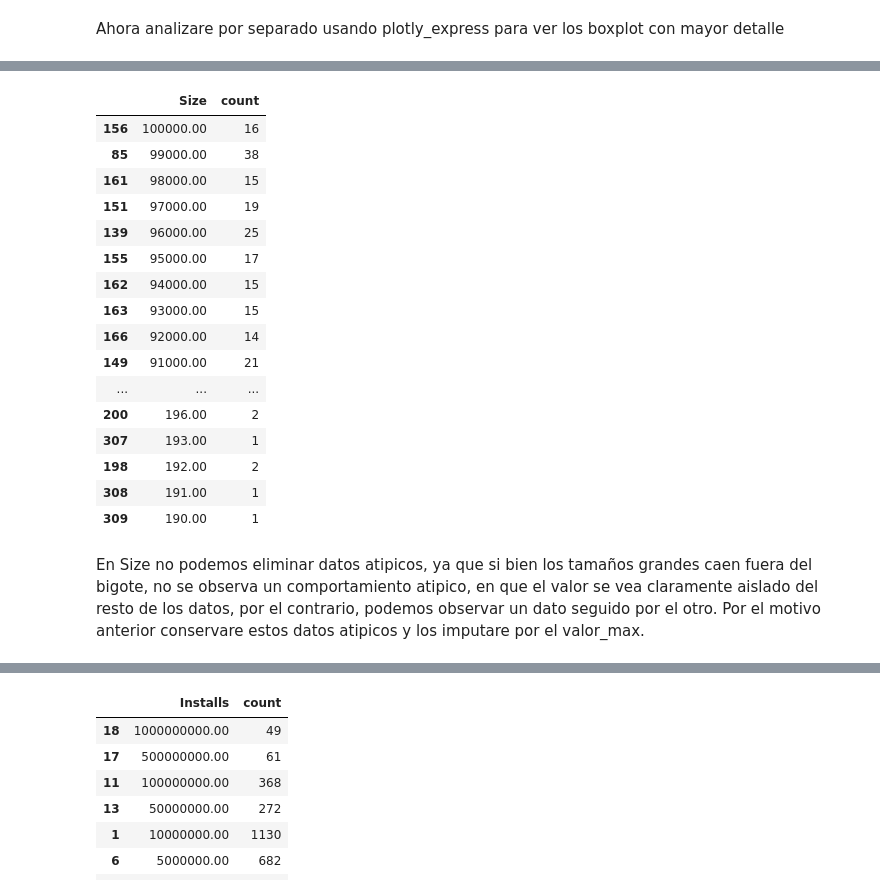
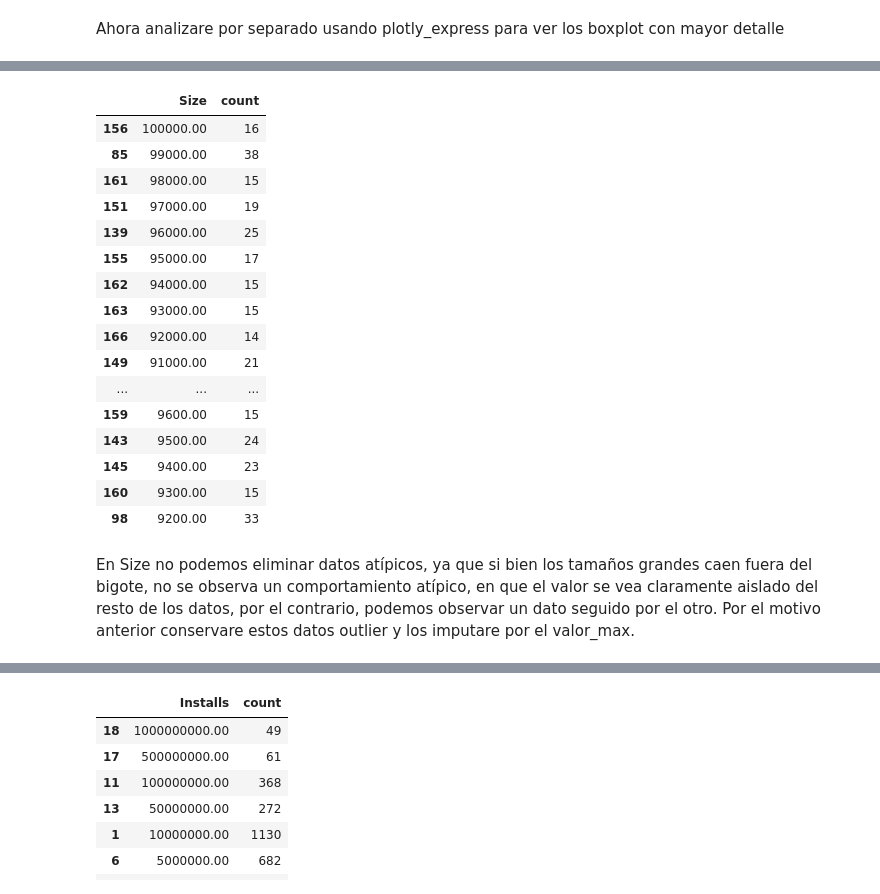
Before and after one commit to gcruzbull/Proyect_7_Bootcamp_UDD, a Jupyter notebook: Experimentos/EDA y Limpieza de Datos/EDA_Proyecto_7.ipynb, the cells around one changed output, grey strips where cells are left out. Drawn from its saved outputs; the diff is of its cells as text; code cells hidden in the pictures.

```diff
--- a/Experimentos/EDA y Limpieza de Datos/EDA_Proyecto_7.ipynb
+++ b/Experimentos/EDA y Limpieza de Datos/EDA_Proyecto_7.ipynb
@@ -42,3 +40,5 @@ df_google= read_csv("/content/drive/MyDrive/Proyectos/dataset_googleplaystore.cs
+# %%
+df_google= read_csv(r"C:\Users\gcruz_li35hm9\Desktop\Bootcamp_UDD_Ciencia_de_Datos\Proyecto_7_Bootcamp\Repositorio_Proyecto_7\Data\raw\dataset_googleplaystore.csv")
 # %%
 df_google.head(10)
 # %% [output]
@@ -722,27 +769,27 @@ fig.show()
 # %%
 df_size= DataFrame(df_google_sin_duplicados["Size"]).value_counts().reset_index()
-df_size.sort_values(by="Size", ascending=False)
+df_size.sort_values(by="Size", ascending=False).head(100)
 # %% [output]
 |  | Size | count |
 | 156 | 100000.00 | 16 |
 | 85 | 99000.00 | 38 |
 | 161 | 98000.00 | 15 |
 | 151 | 97000.00 | 19 |
 | 139 | 96000.00 | 25 |
 | 155 | 95000.00 | 17 |
 | 162 | 94000.00 | 15 |
 | 163 | 93000.00 | 15 |
 | 166 | 92000.00 | 14 |
 | 149 | 91000.00 | 21 |
 | ... | ... | ... |
-| 200 | 196.00 | 2 |
-| 307 | 193.00 | 1 |
-| 198 | 192.00 | 2 |
-| 308 | 191.00 | 1 |
-| 309 | 190.00 | 1 |
+| 159 | 9600.00 | 15 |
+| 143 | 9500.00 | 24 |
+| 145 | 9400.00 | 23 |
+| 160 | 9300.00 | 15 |
+| 98 | 9200.00 | 33 |
 # %% [markdown]
-En Size no podemos eliminar datos atipicos, ya que si bien los tamaños grandes caen fuera del bigote, no se observa un comportamiento atipico, en que el valor se vea claramente aislado del resto de los datos, por el contrario, podemos observar un dato seguido por el otro.
-Por el motivo anterior conservare estos datos atipicos y los imputare por el valor_max.
+En Size no podemos eliminar datos atípicos, ya que si bien los tamaños grandes caen fuera del bigote, no se observa un comportamiento atípico, en que el valor se vea claramente aislado del resto de los datos, por el contrario, podemos observar un dato seguido por el otro.
+Por el motivo anterior conservare estos datos outlier y los imputare por el valor_max.
 # %%
 #  Boxplot Datos Atípicos de la columna Install
 
```
Also changed, not shown: parts of 30 cells of this notebook.
